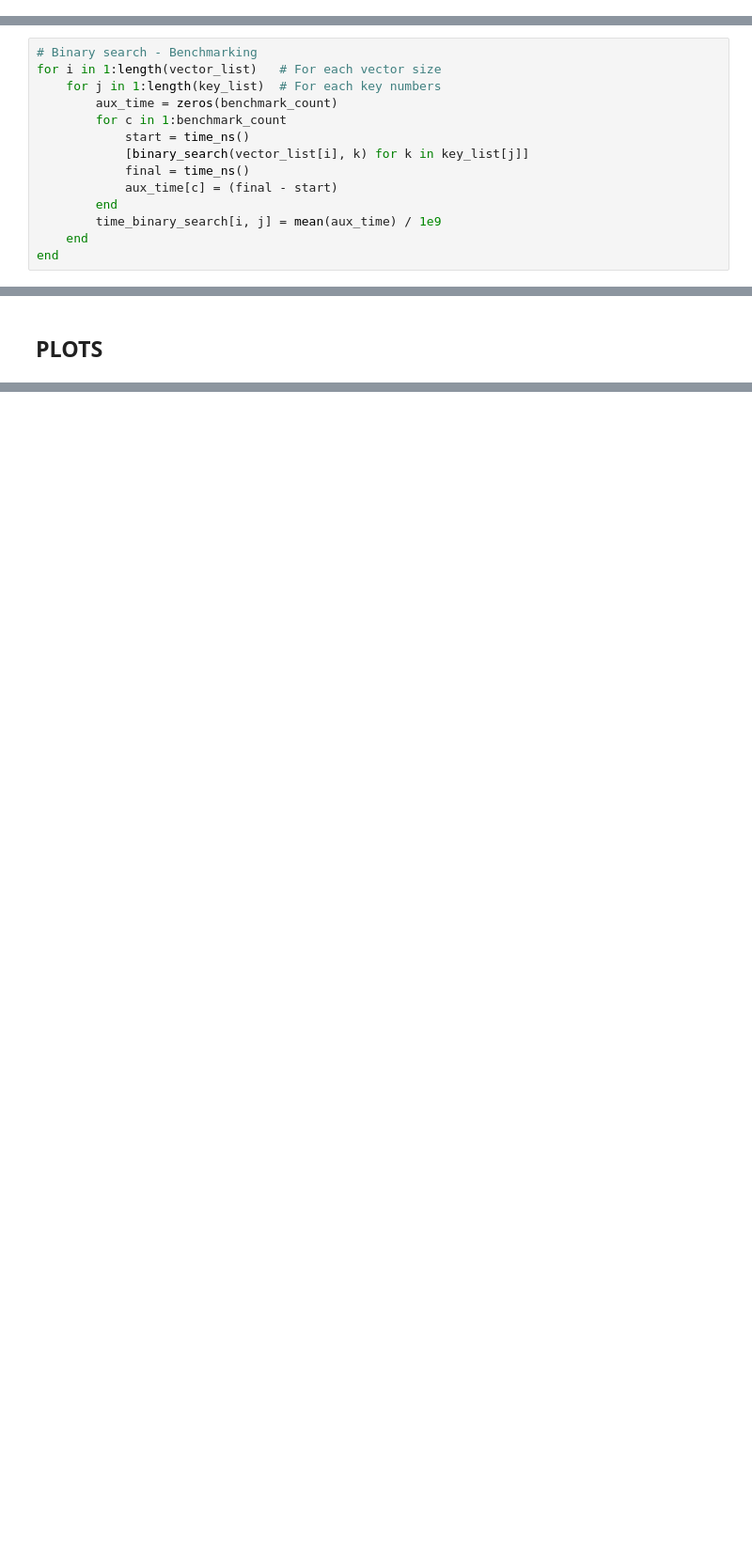
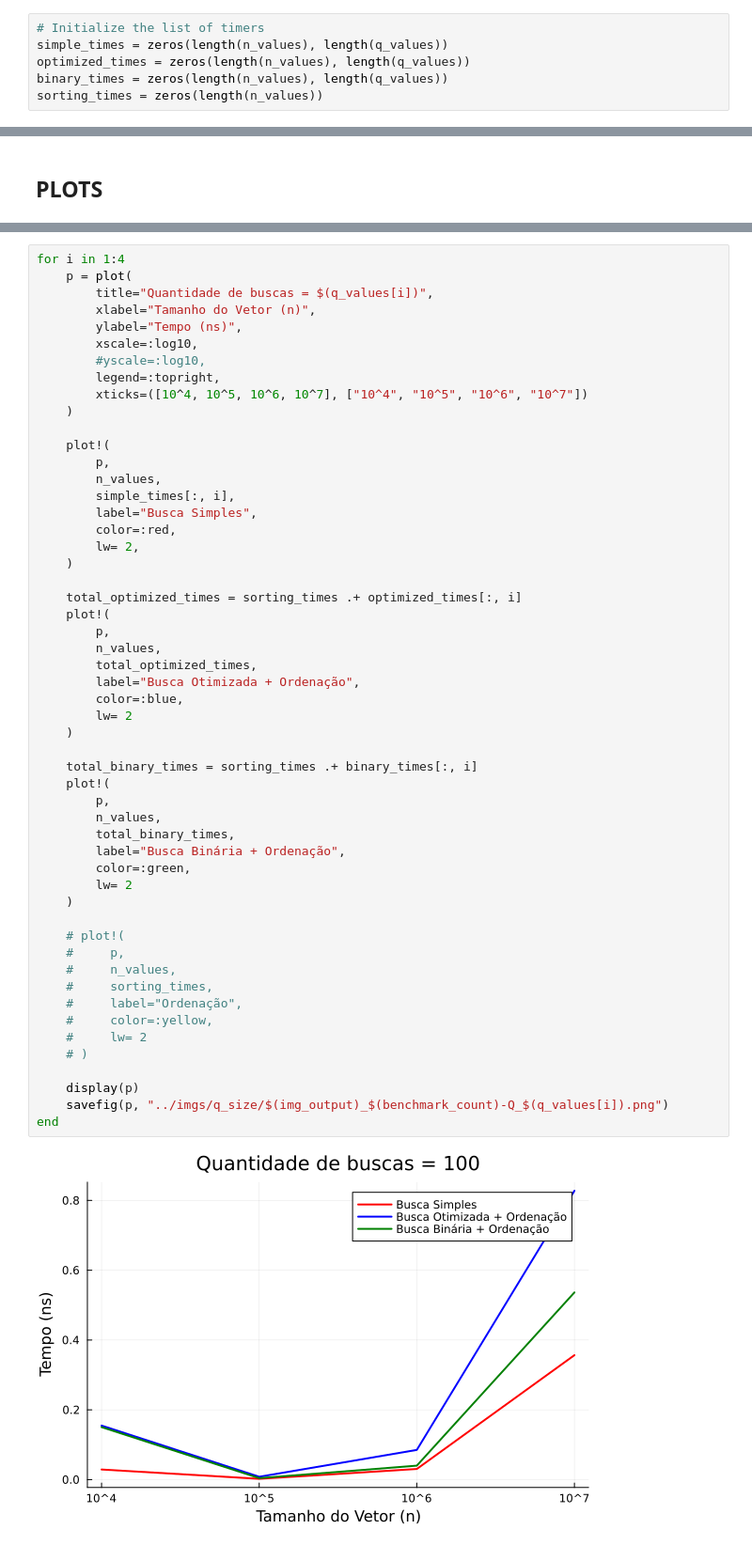
Before and after one commit to TalesLimaOliveira/Analise, a Jupyter notebook: Projeto 1/codes/Projeto_1_Notebook.ipynb, the cells around one changed output, grey strips where cells are left out. Shown at 94% size. Cells and saved outputs as stored; diff of their text form; blank space fills up the shorter version.

```diff
--- a/Projeto 1/codes/Projeto_1_Notebook.ipynb
+++ b/Projeto 1/codes/Projeto_1_Notebook.ipynb
@@ -72,0 +78,6 @@ img_output = "sequisersim_ordered"
+# %%
+# Initialize the list of timers
+simple_times = zeros(length(n_values), length(q_values))
+optimized_times = zeros(length(n_values), length(q_values))
+binary_times = zeros(length(n_values), length(q_values))
+sorting_times = zeros(length(n_values))
@@ -217,14 +174,0 @@ end
-# %%
-# Binary search - Benchmarking
-for i in 1:length(vector_list)   # For each vector size
-    for j in 1:length(key_list)  # For each key numbers
-        aux_time = zeros(benchmark_count)
-        for c in 1:benchmark_count
-            start = time_ns()
-            [binary_search(vector_list[i], k) for k in key_list[j]]
-            final = time_ns()
-            aux_time[c] = (final - start)
-        end
-        time_binary_search[i, j] = mean(aux_time) / 1e9
-    end
-end
@@ -353,0 +195,55 @@ end
+# %%
+for i in 1:4
+    p = plot(
+        title="Quantidade de buscas = $(q_values[i])",
+        xlabel="Tamanho do Vetor (n)",
+        ylabel="Tempo (ns)",
+        xscale=:log10,
+        #yscale=:log10,
+        legend=:topright,
+        xticks=([10^4, 10^5, 10^6, 10^7], ["10^4", "10^5", "10^6", "10^7"])
+    )
+
+    plot!(
+        p,
+        n_values,
+        simple_times[:, i],
+        label="Busca Simples",
+        color=:red,
+        lw= 2,
+    )
+
+    total_optimized_times = sorting_times .+ optimized_times[:, i]
+    plot!(
+        p,
+        n_values,
+        total_optimized_times,
+        label="Busca Otimizada + Ordenação",
+        color=:blue,
+        lw= 2
+    )
+
+    total_binary_times = sorting_times .+ binary_times[:, i]
+    plot!(
+        p,
+        n_values,
+        total_binary_times,
+        label="Busca Binária + Ordenação",
+        color=:green,
+        lw= 2
+    )
+
+    # plot!(
+    #     p,
+    #     n_values,
+    #     sorting_times,
+    #     label="Ordenação",
+    #     color=:yellow,
+    #     lw= 2
+    # )
+
+    display(p)
+    savefig(p, "../imgs/q_size/$(img_output)_$(benchmark_count)-Q_$(q_values[i]).png")
+end
+# %% [output]
+[figure, added]
```
Also changed, not shown: parts of 36 cells of this notebook, 44 other files.
